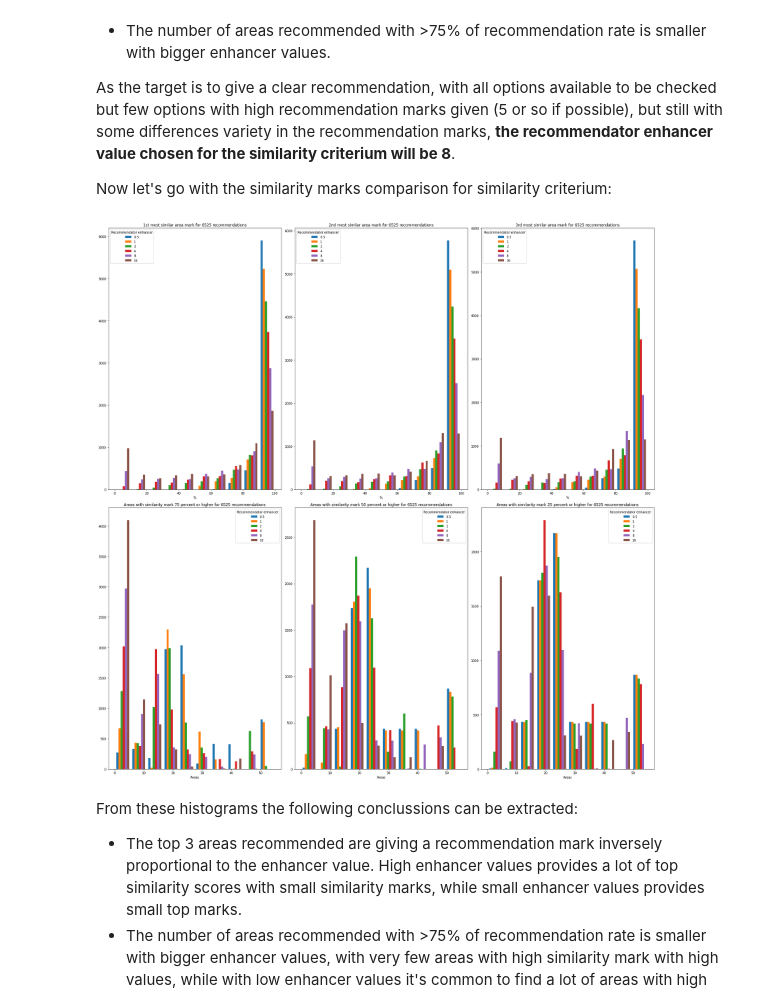
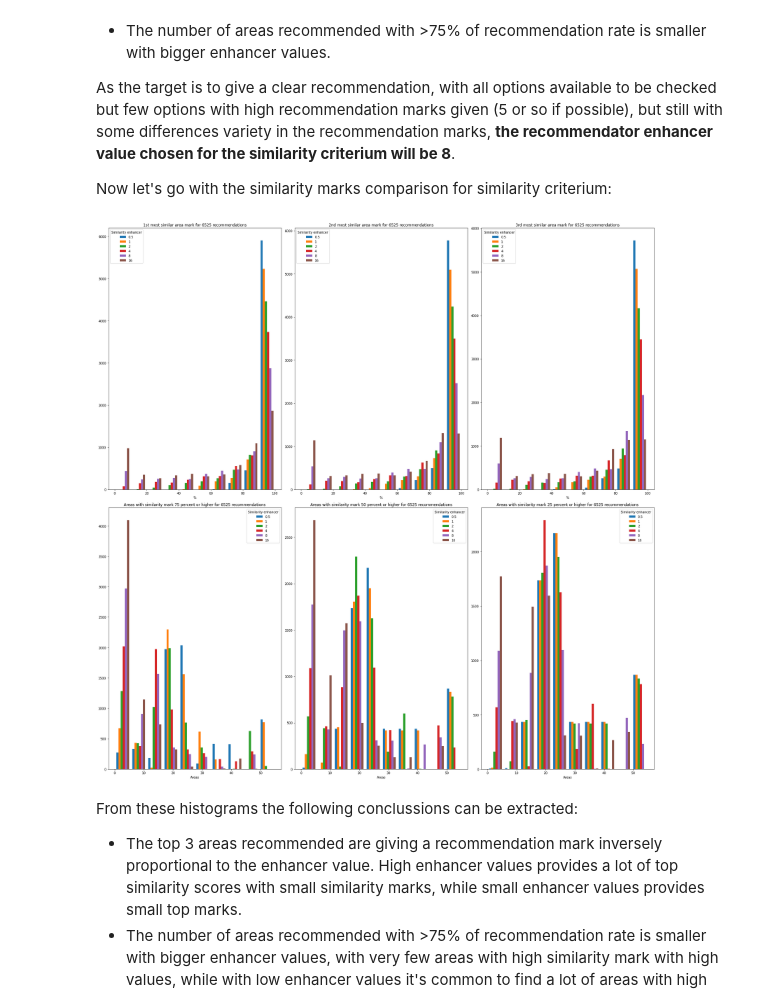
Before and after one commit to adrianrejas/Spanish-Postal-codes-recommender, a Jupyter notebook: code_notebook.ipynb, the cells around one changed output. Cells and saved outputs as stored; diff of their text form; code cells hidden in the pictures.

```diff
--- a/code_notebook.ipynb
+++ b/code_notebook.ipynb
@@ -1103,35 +1103,35 @@ titles = [
     "Areas with similarity mark 75 percent or higher for %d recommendations" %total_tests,
     "Areas with similarity mark 50 percent or higher for %d recommendations" %total_tests,
     "Areas with similarity mark 25 percent or higher for %d recommendations" %total_tests
 ]
 
 x_label = [
     "%",
     "%",
     "%",
     "Areas",
     "Areas",
     "Areas"
 ]
 
 data = [
     first_similarity_marks,
     second_similarity_marks,
     third_similarity_marks,
     similarity_marks_over_75,
     similarity_marks_over_50,
     similarity_marks_over_25
 ]
 
 axs = axs.ravel()
 for idx,ax in enumerate(axs):
     ax.hist(data[idx])
     ax.set_title(titles[idx])
     ax.set_xlabel(x_label[idx])
-    ax.legend(recommendator_possible_enhancers, title='Recommendator enhancer')
+    ax.legend(recommendator_possible_enhancers, title='Similarity enhancer')
 plt.tight_layout()
 # %% [output]
-[figure, old version]
+[figure, new version]
 # %% [markdown]
 From these histograms the following conclussions can be extracted:
 - The top 3 areas recommended are giving a recommendation mark inversely proportional to the enhancer value. High enhancer values provides a lot of top similarity scores with small similarity marks, while small enhancer values provides small top marks.
```
Also changed, not shown: parts of 10 cells of this notebook.
